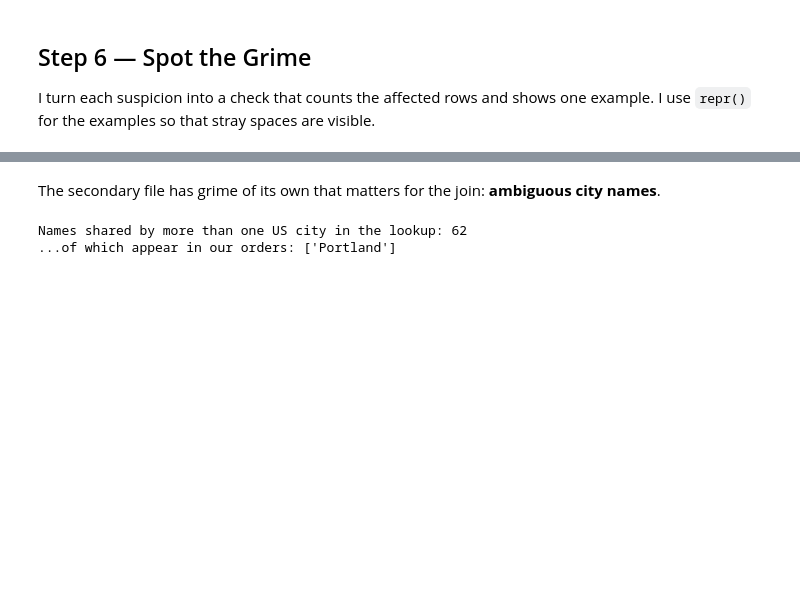
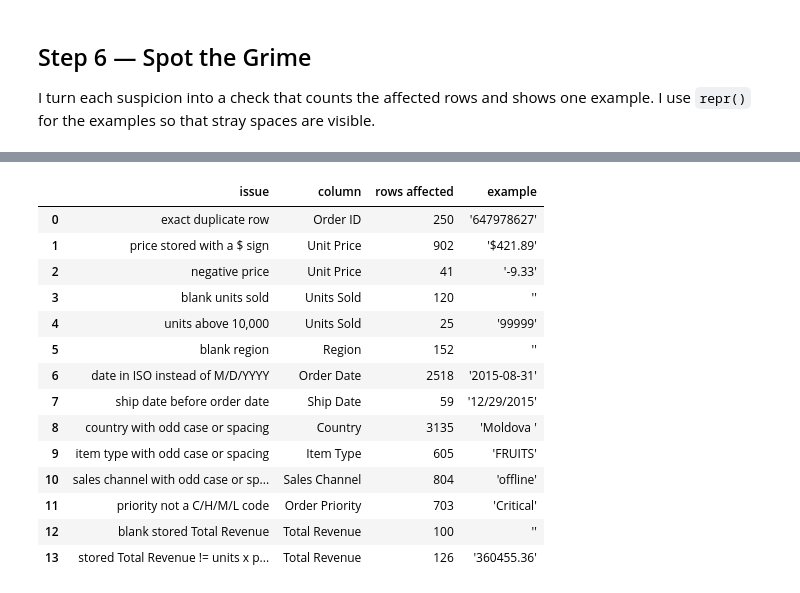
Before and after one commit to Namypark/ecommerce-data-engineering-lab, a Jupyter notebook: ecommerce_data_engineering.ipynb, the cells around one changed output, grey strips where cells are left out. Cells and saved outputs as stored; diff of their text form; code cells hidden in the pictures; blank space fills up the shorter version.

```diff
--- a/ecommerce_data_engineering.ipynb
+++ b/ecommerce_data_engineering.ipynb
@@ -123,0 +136,7 @@ def coupon_discount(code: str | None) -> float:
+# %%
+COUNTRY_SPELLINGS = canonical_spellings(raw_df["Country"])
+ITEM_SPELLINGS = canonical_spellings(raw_df["Item Type"])
+CHANNEL_SPELLINGS = canonical_spellings(raw_df["Sales Channel"])
+
+for column, spellings in [("Country", COUNTRY_SPELLINGS), ("Item Type", ITEM_SPELLINGS), ("Sales Channel", CHANNEL_SPELLINGS)]:
+    print(f"{column:13} raw spellings: {raw_df[column].nunique():4}  ->  real values: {len(spellings)}")
@@ -336,11 +369,53 @@ grime
-# %% [markdown]
-The secondary file has grime of its own that matters for the join: **ambiguous city names**.
-# %%
-ambiguous_names = {name for name, infos in city_lookup.items() if len(infos) > 1}
-our_cities = {normalize_city(city) for city in raw_cities}
-
-print(f"Names shared by more than one US city in the lookup: {len(ambiguous_names)}")
-print(f"...of which appear in our orders: {sorted(our_cities & ambiguous_names)}")
-# %% [output]
-Names shared by more than one US city in the lookup: 62
-...of which appear in our orders: ['Portland']
+# %%
+def find_grime(df: pd.DataFrame) -> pd.DataFrame:
+    """Count each kind of dirty value in the raw, all-text sales file."""
+    units = pd.to_numeric(df["Units Sold"], errors="coerce")
+    price = pd.to_numeric(df["Unit Price"].str.replace("$", "", regex=False), errors="coerce")
+    stored_revenue = pd.to_numeric(df["Total Revenue"], errors="coerce")
+    order_date = df["Order Date"].map(parse_date)
+    ship_date = df["Ship Date"].map(parse_date)
+
+    def misspelled(column: str, spellings: dict[str, str]) -> pd.Series:
+        return df[column].ne(df[column].map(lambda value: normalize_name(value, spellings)))
+
+    checks = {
+        "exact duplicate row":                   ("Order ID", df.duplicated()),
+        "price stored with a $ sign":            ("Unit Price", df["Unit Price"].str.startswith("$")),
+        "negative price":                        ("Unit Price", df["Unit Price"].str.startswith("-")),
+        "blank units sold":                      ("Units Sold", df["Units Sold"].str.strip().eq("")),
+        f"units above {MAX_UNITS:,}":            ("Units Sold", units.gt(MAX_UNITS)),
+        "blank region":                          ("Region", df["Region"].str.strip().eq("")),
+        "date in ISO instead of M/D/YYYY":       ("Order Date", df["Order Date"].str.fullmatch(r"\d{4}-\d{2}-\d{2}")),
+        "ship date before order date":           ("Ship Date", ship_date.lt(order_date)),
+        "country with odd case or spacing":      ("Country", misspelled("Country", COUNTRY_SPELLINGS)),
+        "item type with odd case or spacing":    ("Item Type", misspelled("Item Type", ITEM_SPELLINGS)),
+        "sales channel with odd case or spacing": ("Sales Channel", misspelled("Sales Channel", CHANNEL_SPELLINGS)),
+        "priority not a C/H/M/L code":           ("Order Priority", ~df["Order Priority"].isin(PRIORITY_CODES)),
+        "blank stored Total Revenue":            ("Total Revenue", df["Total Revenue"].str.strip().eq("")),
+        "stored Total Revenue != units x price": ("Total Revenue", (stored_revenue - units * price).abs().gt(0.01)),
+    }
+    rows = []
+    for issue, (column, mask) in checks.items():
+        example = repr(df.loc[mask, column].iloc[0]) if mask.any() else ""
+        rows.append({"issue": issue, "column": column, "rows affected": int(mask.sum()), "example": example})
+    return pd.DataFrame(rows)
+
+
+grime = find_grime(raw_df)
+grime
+# %% [output]
+|  | issue | column | rows affected | example |
+| 0 | exact duplicate row | Order ID | 250 | '647978627' |
+| 1 | price stored with a $ sign | Unit Price | 902 | '$421.89' |
+| 2 | negative price | Unit Price | 41 | '-9.33' |
+| 3 | blank units sold | Units Sold | 120 | '' |
+| 4 | units above 10,000 | Units Sold | 25 | '99999' |
+| 5 | blank region | Region | 152 | '' |
+| 6 | date in ISO instead of M/D/YYYY | Order Date | 2518 | '2015-08-31' |
+| 7 | ship date before order date | Ship Date | 59 | '12/29/2015' |
+| 8 | country with odd case or spacing | Country | 3135 | 'Moldova ' |
+| 9 | item type with odd case or spacing | Item Type | 605 | 'FRUITS' |
+| 10 | sales channel with odd case or sp... | Sales Channel | 804 | 'offline' |
+| 11 | priority not a C/H/M/L code | Order Priority | 703 | 'Critical' |
+| 12 | blank stored Total Revenue | Total Revenue | 100 | '' |
+| 13 | stored Total Revenue != units x p... | Total Revenue | 126 | '360455.36' |
```
Also changed, not shown: parts of 45 cells of this notebook, 2 other files.
